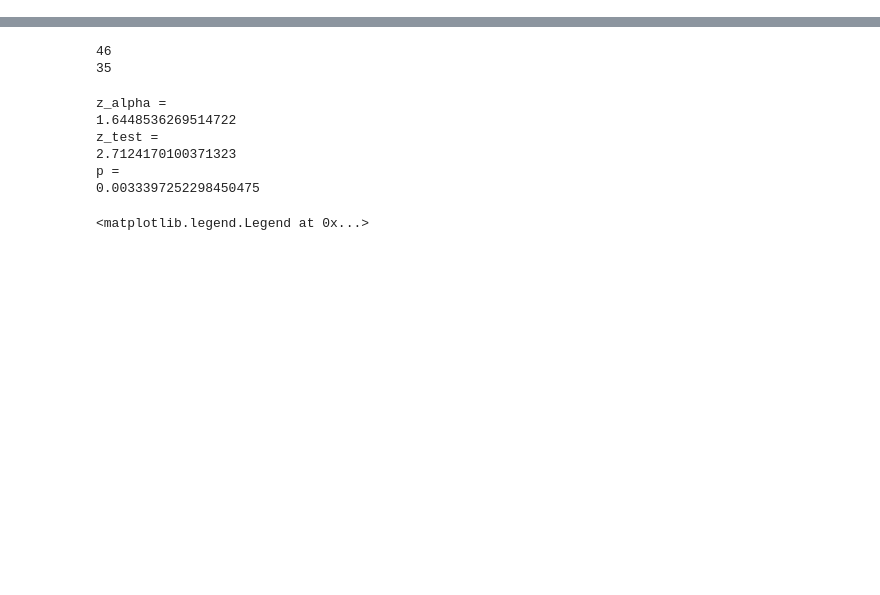
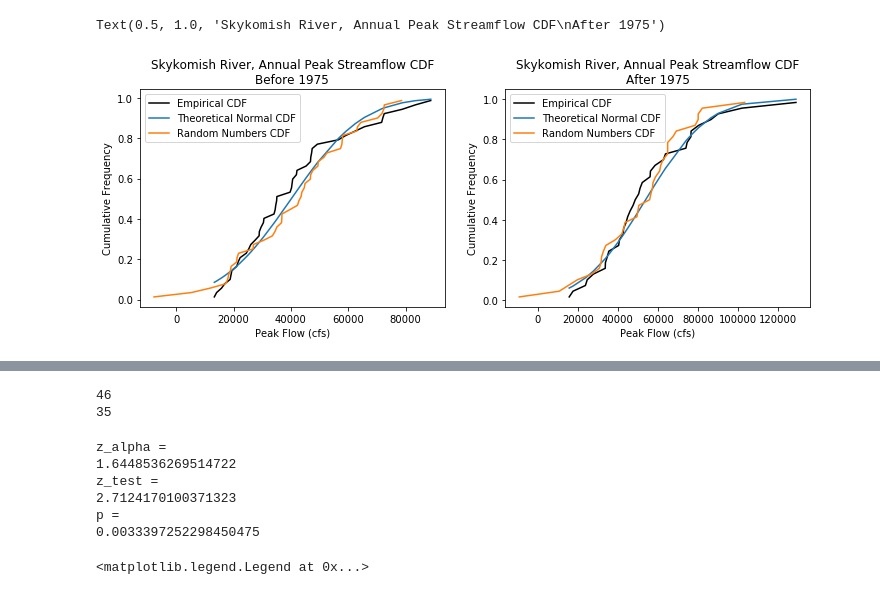
Before and after one commit to Mountain-Hydrology-Research-Group/data-analysis, a Jupyter notebook: modules/lab2/lab2-1.ipynb, the cells around one changed output, grey strips where cells are left out. Cells and saved outputs as stored; diff of their text form; code cells hidden in the pictures; blank space fills up the shorter version.

```diff
--- a/modules/lab2/lab2-1.ipynb
+++ b/modules/lab2/lab2-1.ipynb
@@ -207,0 +113,46 @@ However, the central limit theorem states, "If a sample of n values is extracted
+# %%
+# Use the cunnane quantile function for after 1975
+skykomish_after_a = cunnane_quantile(skykomish_after, 'peak value (cfs)')
+
+# Create theoretical normal CDF based on our sample values before 1975
+theoretical_cdf_a = stats.norm.cdf(skykomish_after_a['peak value (cfs)'].values,
+                                 skykomish_after_a['peak value (cfs)'].mean(),
+                                 skykomish_after_a['peak value (cfs)'].std(ddof=1))
+
+# Generate random numbers from a theoretical normal CDF based on our samples before 1975
+random_normal_a = np.random.normal(skykomish_after_a['peak value (cfs)'].mean(),
+                                 skykomish_after_a['peak value (cfs)'].std(ddof=1),
+                                 size=skykomish_after_a['peak value (cfs)'].count())
+# This line uses "list comprehension" to sort my random data, and compute the Cunnane Plotting Position, all at once
+random_cdf_a = np.array([[((i + 1) - (2/5)) / (len(random_normal_a) + (1/5)), n] for i, n in enumerate(np.sort(random_normal_a))])
+# %%
+fig, [ax1, ax2] = plt.subplots(nrows=1, ncols=2, figsize=(12,4))
+
+# Before 1975
+# Empirical CDF
+ax1.plot(skykomish_before_b['peak value (cfs)'], skykomish_before_b['cunnane_plotting_position'], color='k', label='Empirical CDF')
+# Theorectical Normal CDF
+ax1.plot(skykomish_before_b['peak value (cfs)'], theoretical_cdf_b, label='Theoretical Normal CDF')
+# Random numbers CDF from a theoretical normal distribution
+ax1.plot(random_cdf_b[:,1],random_cdf_b[:,0],'-', label='Random Numbers CDF')
+# Add legend and labels
+ax1.legend()
+ax1.set_ylabel('Cumulative Frequency')
+ax1.set_xlabel('Peak Flow (cfs)')
+ax1.set_title('Skykomish River, Annual Peak Streamflow CDF\nBefore 1975')
+
+# After 1975
+# Empirical CDF
+ax2.plot(skykomish_after_a['peak value (cfs)'], skykomish_after_a['cunnane_plotting_position'], color='k', label='Empirical CDF')
+# Theorectical Normal CDF
+ax2.plot(skykomish_after_a['peak value (cfs)'], theoretical_cdf_a, label='Theoretical Normal CDF')
+# Random numbers CDF from a theoretical normal distribution
+ax2.plot(random_cdf_a[:,1],random_cdf_a[:,0],'-', label='Random Numbers CDF')
+# Add legend and labels
+ax2.legend()
+ax2.set_ylabel('Cumulative Frequency')
+ax2.set_xlabel('Peak Flow (cfs)')
+ax2.set_title('Skykomish River, Annual Peak Streamflow CDF\nAfter 1975')
+# %% [output]
+Text(0.5, 1.0, 'Skykomish River, Annual Peak Streamflow CDF\nAfter 1975')
+[figure, added]
```
Also changed, not shown: parts of 34 cells of this notebook.
